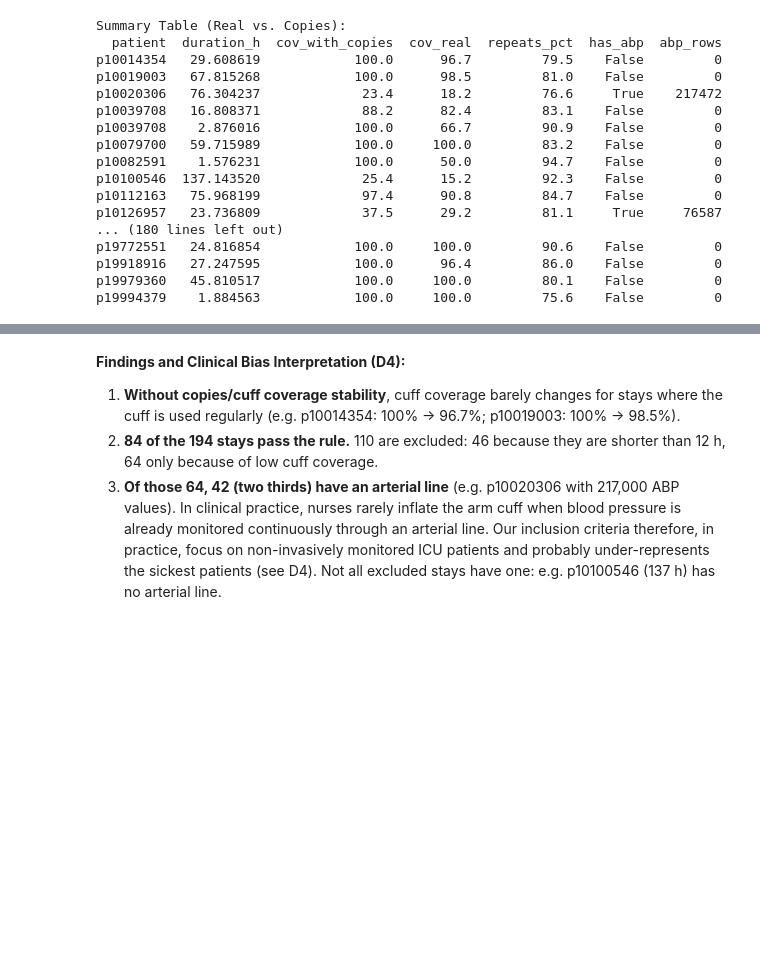
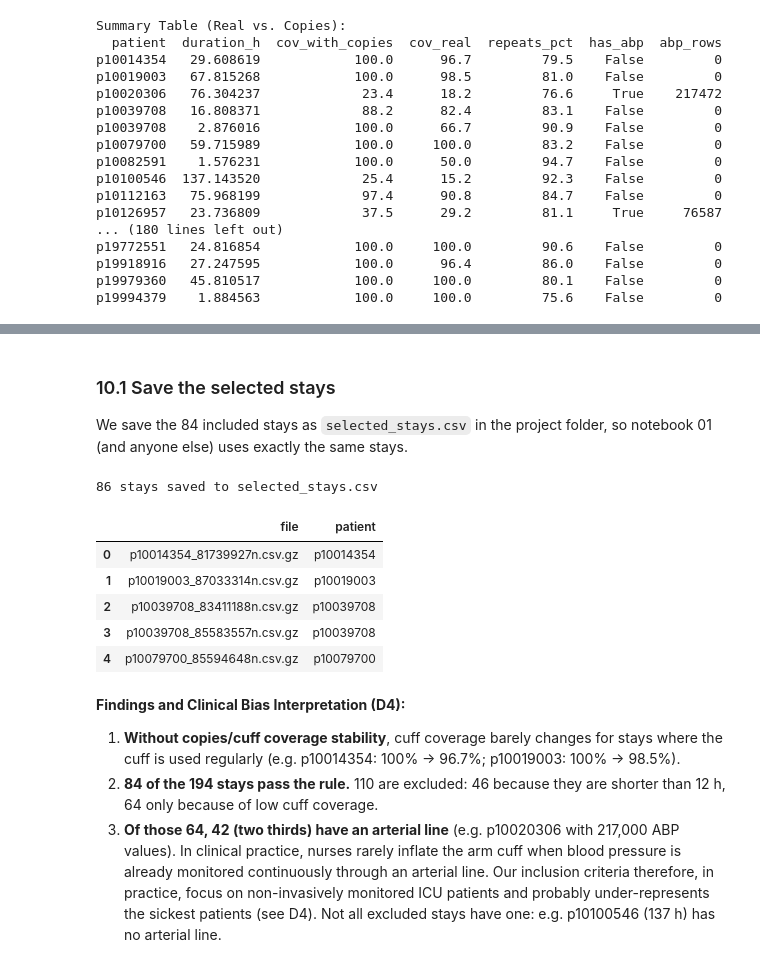
Before and after one commit to catalinabatalla/Final-project-AI-industry, a Jupyter notebook: notebooks/00_patient_selection.ipynb, the cells around one changed output, grey strips where cells are left out. Drawn from its saved outputs; the diff is of its cells as text; code cells hidden in the pictures; blank space fills up the shorter version.

Commit message:
Save the 84 selected stays to selected_stays.csv

```diff
--- a/notebooks/00_patient_selection.ipynb
+++ b/notebooks/00_patient_selection.ipynb
@@ -596,3 +601,22 @@ print(excluded_long["has_abp"].sum(), "of those", len(excluded_long), "have an a
+# %% [markdown]
+### 10.1 Save the selected stays
+We save the 84 included stays as `selected_stays.csv` in the project folder, so notebook 01 (and anyone else) uses exactly the same stays.
+# %%
+use = set(included["patient"])
+selected = pd.DataFrame({"file": [f for f in files if f.split("_")[0] in use]})
+selected["patient"] = selected["file"].str.split("_").str[0]
+selected = selected.sort_values("patient").reset_index(drop=True)
+selected.to_csv(os.path.join("..", "selected_stays.csv"), index=False)
+print(len(selected), "stays saved to selected_stays.csv")
+selected.head()
+# %% [output]
+86 stays saved to selected_stays.csv
+|  | file | patient |
+| 0 | p10014354_81739927n.csv.gz | p10014354 |
+| 1 | p10019003_87033314n.csv.gz | p10019003 |
+| 2 | p10039708_83411188n.csv.gz | p10039708 |
+| 3 | p10039708_85583557n.csv.gz | p10039708 |
+| 4 | p10079700_85594648n.csv.gz | p10079700 |
 # %% [markdown]
 **Findings and Clinical Bias Interpretation (D4):**
 1. **Without copies/cuff coverage stability**, cuff coverage barely changes for stays where the cuff is used regularly (e.g. p10014354: 100% → 96.7%; p10019003: 100% → 98.5%).
```
Also changed, not shown: parts of 1 cell of this notebook, 2 other files.
